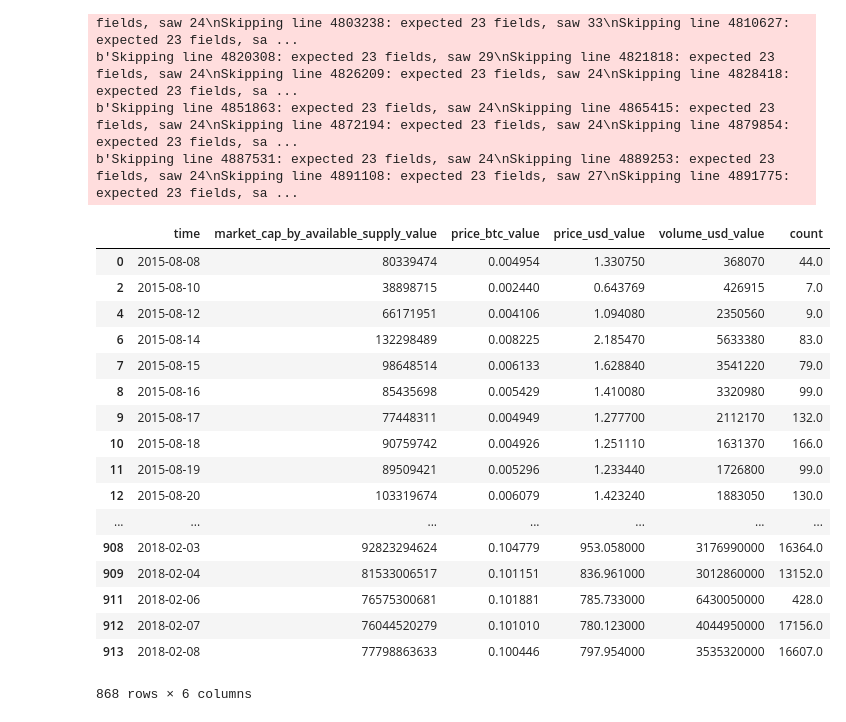
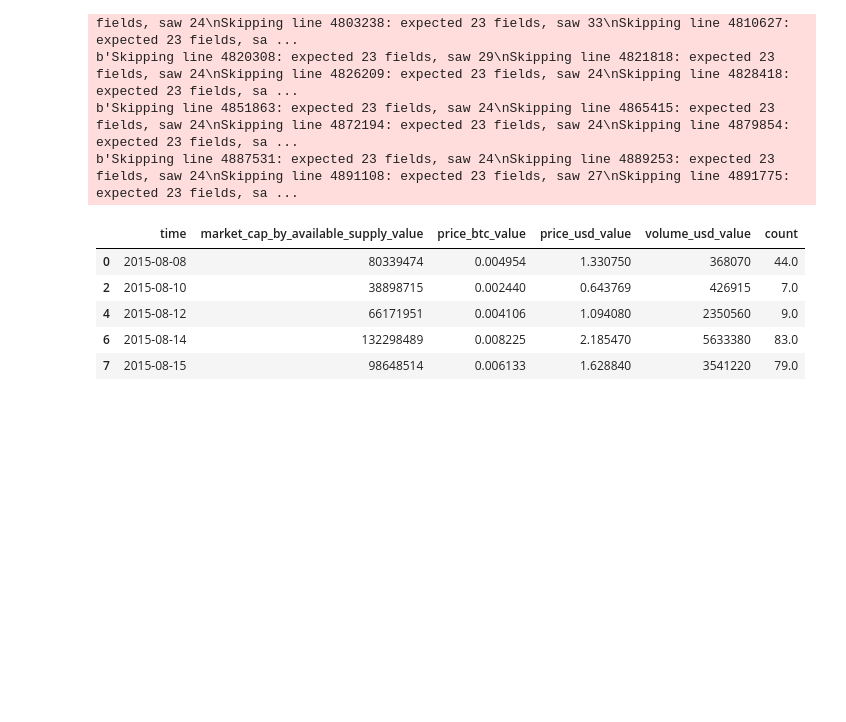
Before and after one commit to ThomasADuffy/Crypto-Capstone-1, a Jupyter notebook: notebooks/graphing_notebook.ipynb, the cells around one changed output. Drawn from its saved outputs; the diff is of its cells as text; code cells hidden in the pictures; blank space fills up the shorter version.

```diff
--- a/notebooks/graphing_notebook.ipynb
+++ b/notebooks/graphing_notebook.ipynb
@@ -31,23 +27,11 @@ b'Skipping line 4820308: expected 23 fields, saw 29\nSkipping line 4821818: expe
 b'Skipping line 4851863: expected 23 fields, saw 24\nSkipping line 4865415: expected 23 fields, saw 24\nSkipping line 4872194: expected 23 fields, saw 24\nSkipping line 4879854: expected 23 fields, sa ...
 b'Skipping line 4887531: expected 23 fields, saw 24\nSkipping line 4889253: expected 23 fields, saw 24\nSkipping line 4891108: expected 23 fields, saw 27\nSkipping line 4891775: expected 23 fields, sa ...
 # %%
-ETH
+ETH.head()
 # %% [output]
 |  | time | market_cap_by_available_supply_value | price_btc_value | price_usd_value | volume_usd_value | count |
 | 0 | 2015-08-08 | 80339474 | 0.004954 | 1.330750 | 368070 | 44.0 |
 | 2 | 2015-08-10 | 38898715 | 0.002440 | 0.643769 | 426915 | 7.0 |
 | 4 | 2015-08-12 | 66171951 | 0.004106 | 1.094080 | 2350560 | 9.0 |
 | 6 | 2015-08-14 | 132298489 | 0.008225 | 2.185470 | 5633380 | 83.0 |
 | 7 | 2015-08-15 | 98648514 | 0.006133 | 1.628840 | 3541220 | 79.0 |
-| 8 | 2015-08-16 | 85435698 | 0.005429 | 1.410080 | 3320980 | 99.0 |
-| 9 | 2015-08-17 | 77448311 | 0.004949 | 1.277700 | 2112170 | 132.0 |
-| 10 | 2015-08-18 | 90759742 | 0.004926 | 1.251110 | 1631370 | 166.0 |
-| 11 | 2015-08-19 | 89509421 | 0.005296 | 1.233440 | 1726800 | 99.0 |
-| 12 | 2015-08-20 | 103319674 | 0.006079 | 1.423240 | 1883050 | 130.0 |
-| ... | ... | ... | ... | ... | ... | ... |
-| 908 | 2018-02-03 | 92823294624 | 0.104779 | 953.058000 | 3176990000 | 16364.0 |
-| 909 | 2018-02-04 | 81533006517 | 0.101151 | 836.961000 | 3012860000 | 13152.0 |
-| 911 | 2018-02-06 | 76575300681 | 0.101881 | 785.733000 | 6430050000 | 428.0 |
-| 912 | 2018-02-07 | 76044520279 | 0.101010 | 780.123000 | 4044950000 | 17156.0 |
-| 913 | 2018-02-08 | 77798863633 | 0.100446 | 797.954000 | 3535320000 | 16607.0 |
-868 rows × 6 columns
```
Also changed, not shown: parts of 11 cells of this notebook, 10 other files.
